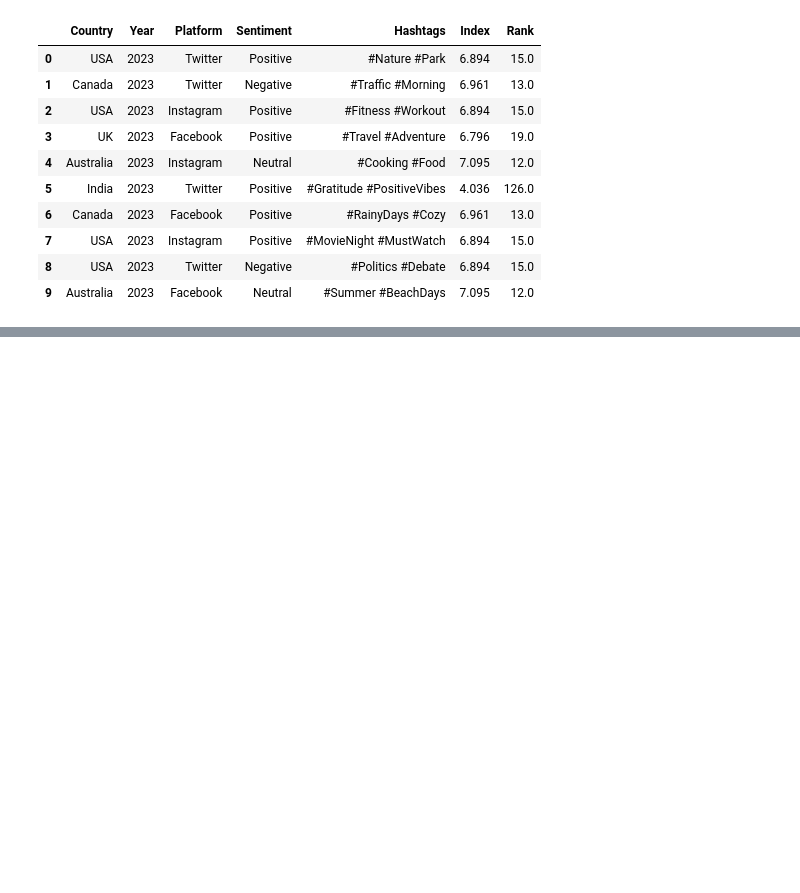
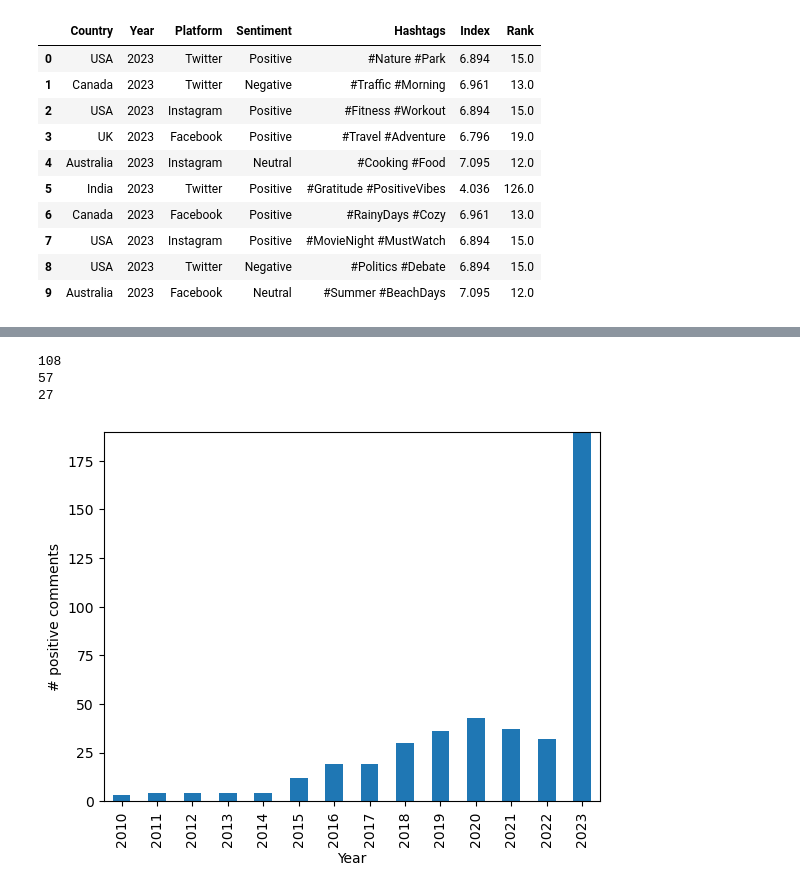
Before and after one commit to tshreenidhi/Project-3, a Jupyter notebook: Project_3.ipynb, the cells around one changed output, grey strips where cells are left out. Saved outputs shown, nothing was run; the diff lists cells and outputs as text; code cells hidden in the pictures; blank space fills up the shorter version.

```diff
--- a/Project_3.ipynb
+++ b/Project_3.ipynb
@@ -74,7 +74,7 @@ study_df.head(10)
 study_df['Sentiment']= study_df['Sentiment'].str.strip()
 emotions = study_df['Sentiment'].unique()
 # %%
-Positive_emoID = [0,
+positive_emoID = [0,
 7,
 8,
 9,
@@ -85,6 +85,7 @@ Positive_emoID = [0,
 16,
 17,
 18,
+21,
 23,
 24,
 25,
@@ -100,7 +101,6 @@ Positive_emoID = [0,
 36,
 37,
 38,
-39,
 58,
 59,
 60,
@@ -109,6 +109,7 @@ Positive_emoID = [0,
 63,
 64,
 65,
+66,
 67,
 68,
 79,
@@ -139,10 +140,11 @@ Positive_emoID = [0,
 112,
 113,
 114,
+115,
+116,
 117,
 119,
 120,
-121,
 137,
 138,
 139,
@@ -150,22 +152,27 @@ Positive_emoID = [0,
 142,
 143,
 144,
+145,
 146,
 149,
 150,
 151,
 152,
 153,
+154,
 155,
 157,
 158,
 159,
 160,
 161,
+165,
 168,
+169,
 170,
 173,
 174,
+175,
 176,
 177,
 178,
@@ -259,0 +274,19 @@ print(negative_df)
+# %%
+positive_emo = emotions[positive_emoID]
+negative_emo = emotions[negative_emoID]
+neutral_emo = emotions[neutral_emoID]
+
+print(len(positive_emo))
+print(len(negative_emo))
+print(len(neutral_emo))
+# %% [output]
+108
+57
+27
+# %%
+positive_df = []
+for index, row in study_df.iterrows():
+    if row['Sentiment'] in positive_emo:
+        positive_df.append(row)
+
+positive_df = pd.DataFrame(positive_df)
@@ -259,0 +307,6 @@ print(negative_df)
+# %%
+positive_df.groupby('Year')['Sentiment'].count().plot(kind='bar', ylabel='# positive comments')
+plt.ylim(0, 190)
+plt.show()
+# %% [output]
+[figure, added]
```
Also changed, not shown: parts of 8 cells of this notebook.
